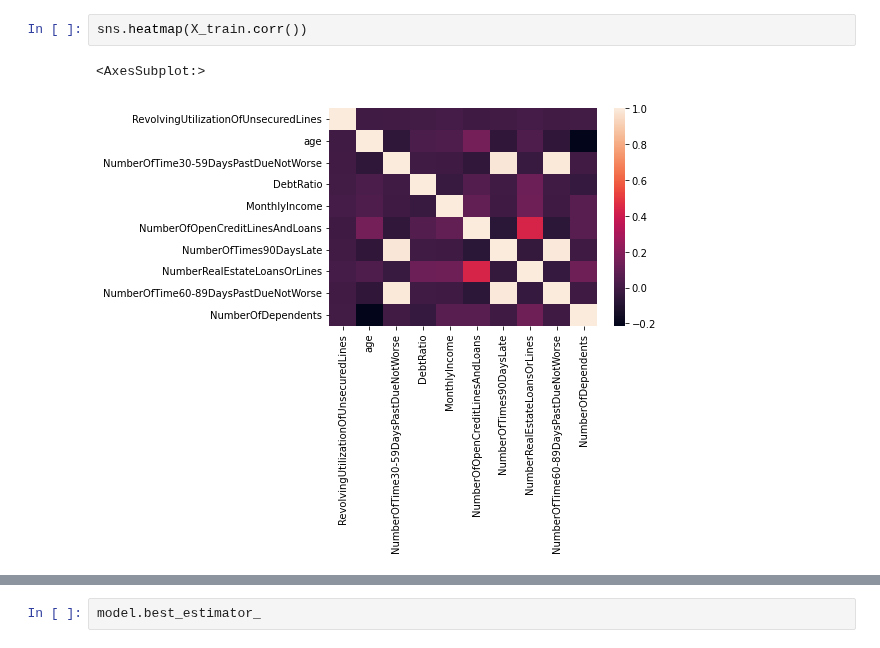
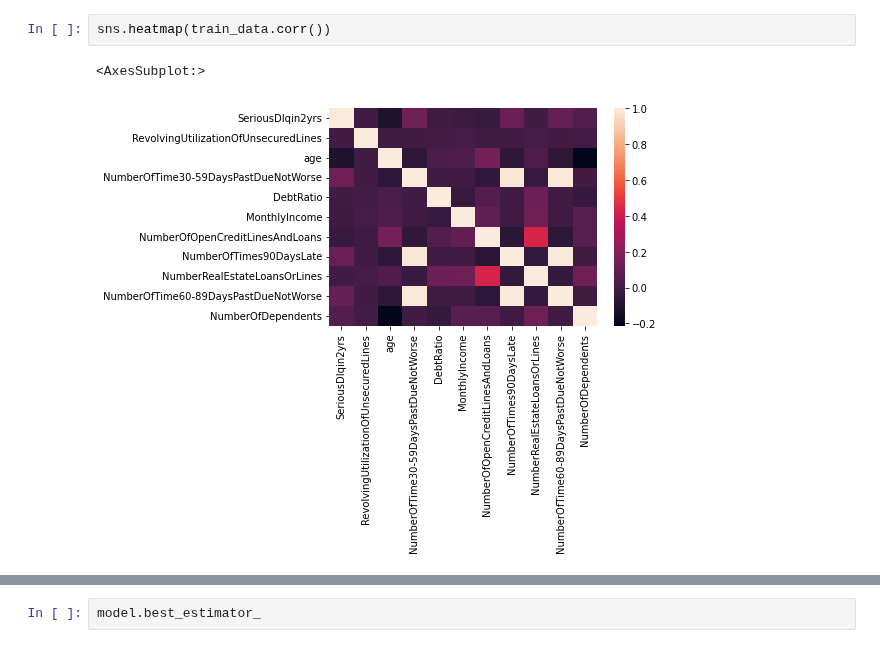
Before and after one commit to LeChangAlex/GiveMeSomeCredit, a Jupyter notebook: credit.ipynb, the cells around one changed output, grey strips where cells are left out. Cells and saved outputs as stored; diff of their text form.

```diff
--- a/credit.ipynb
+++ b/credit.ipynb
@@ -70,5 +103,5 @@ Name: MonthlyIncome, dtype: int64
 # %%
-sns.heatmap(X_train.corr())
+sns.heatmap(train_data.corr())
 # %% [output]
 <AxesSubplot:>
-[figure, old version]
+[figure, new version]
```
Also changed, not shown: parts of 17 cells of this notebook.
